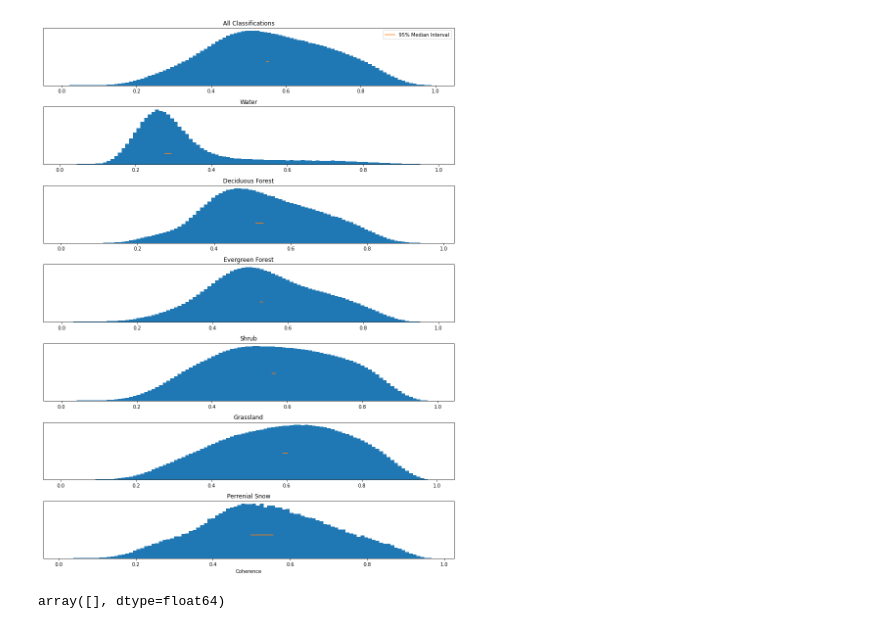
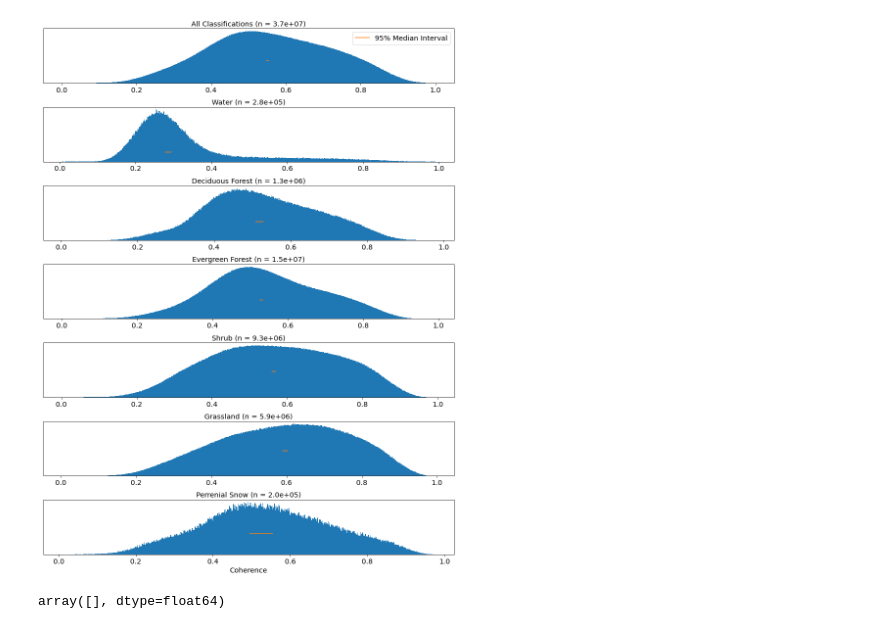
Before and after one commit to ZachHoppinen/uavsar, a Jupyter notebook: src/coherence/spatial_coherence/land-cover/land-cover.ipynb, the cells around one changed output. Cells and saved outputs as stored; diff of their text form; code cells hidden in the pictures.

Commit message:
landscape figure

```diff
--- a/src/coherence/spatial_coherence/land-cover/land-cover.ipynb
+++ b/src/coherence/spatial_coherence/land-cover/land-cover.ipynb
@@ -89,32 +89,44 @@ lc = np.concatenate(lcs)
 cors = np.concatenate(cors)
 # %%
 lcdic = {-1:'All Classifications', 11: 'Water', 41: 'Deciduous Forest', 42: 'Evergreen Forest', 52: 'Shrub', 71:'Grassland',12:'Perrenial Snow'}
+# %%
+import matplotlib.pylab as pylab
+params = {'legend.fontsize': 'x-large',
+          'figure.figsize': (15, 5),
+         'axes.labelsize': 'x-large',
+         'axes.titlesize':'xx-large',
+         'xtick.labelsize':'x-large',
+         'ytick.labelsize':'x-large'}
+pylab.rcParams.update(params)
 # %%
 from scipy.stats import bootstrap
 f, axes = plt.subplots(7, figsize = (12,16))
 
 for ax_i, (i, label) in enumerate(lcdic.items()):
     ax = axes[ax_i]
     if i == -1:
         x = cors
-        ax.hist(cors, bins = 100, density=True)
+        ax.hist(cors, bins = 500, density=True)
     else:
         x = cors[lc == i]
-        ax.hist(cors[lc == i], label = label, density = True, bins = 100)
+        ax.hist(cors[lc == i], label = label, density = True, bins = 500)
     ci_l, ci_h = bootstrap((x[::1000],), np.median).confidence_interval
     if i == -1:
         ax.plot([ci_l, ci_h], [1,1], label = '95% Median Interval')
         ax.legend()
     else:
         ax.plot([ci_l, ci_h], [1,1])
-    ax.set_title(label)
+    if i != -1:
+        ax.set_title(label + f' (n = {len(cors[lc == i]):.1e})')
+    else:
+        ax.set_title(label + f' (n = {len(cors):.1e})')
     ax.set_yticks([],[])
     if ax_i == len(lcdic)-1:
         ax.set_xlabel('Coherence')
 plt.tight_layout()
-plt.savefig('/bsuhome/zacharykeskinen/uavsar/figures/coherence_spatial/landcover/landcover-cor.png')
+plt.savefig('/bsuhome/zacharykeskinen/uavsar/figures/coherence_spatial/landcover/landcover-cor-v2.png')
 # %% [output]
-[figure, old version]
+[figure, new version]
 # %%
 lcs = []
 cors = []
```
Also changed, not shown: parts of 1 cell of this notebook, 4 other files.
